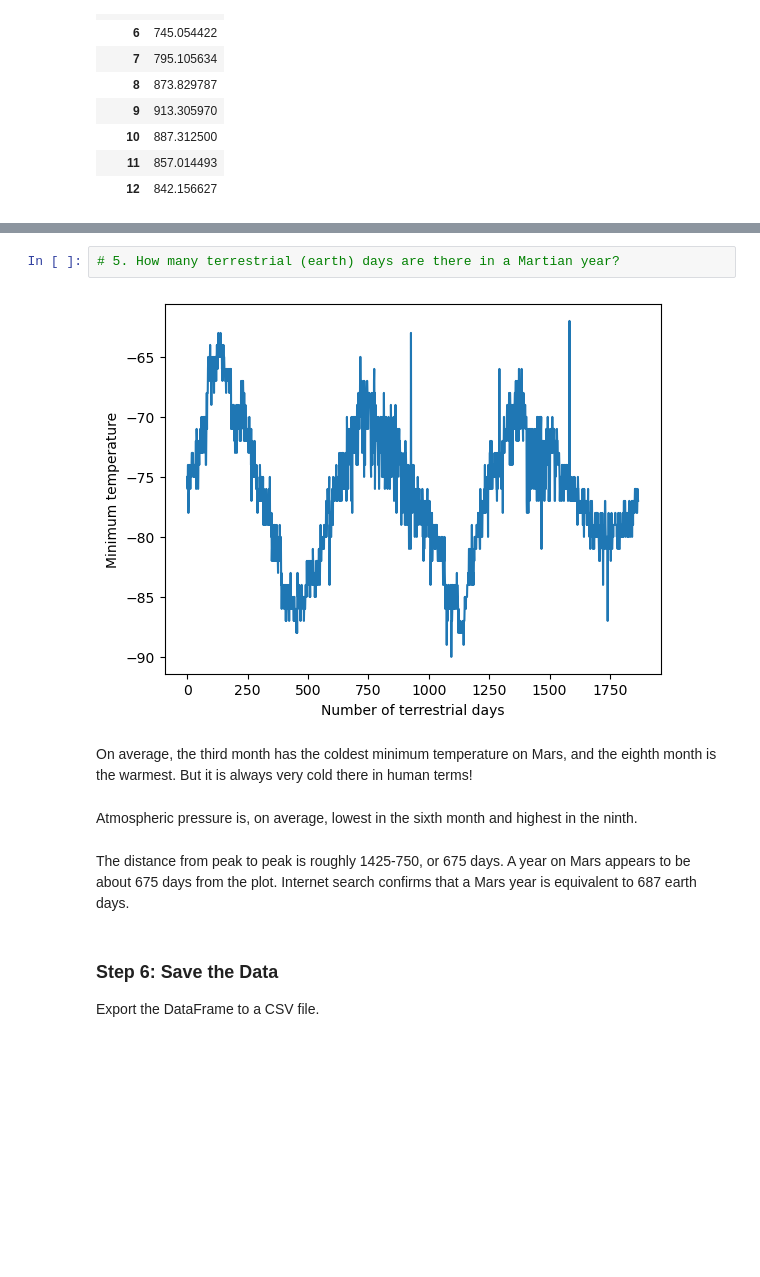
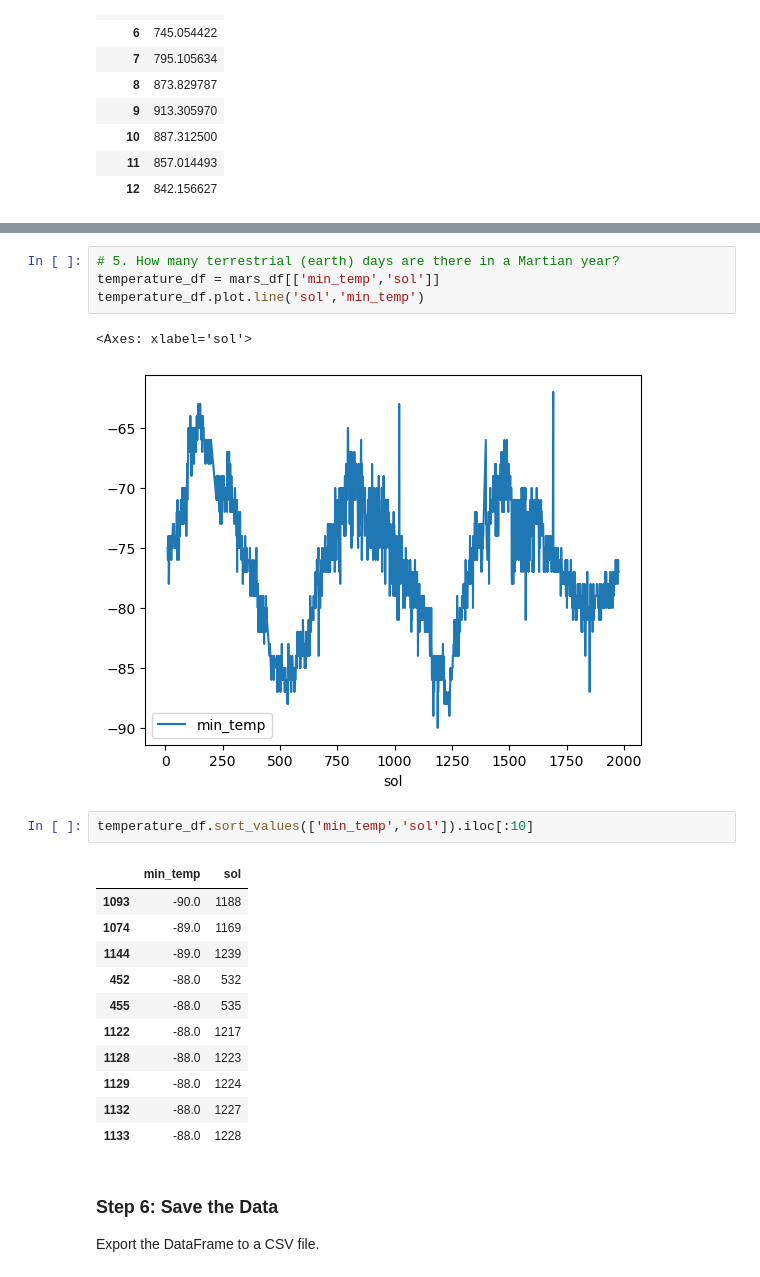
Before and after one commit to rfe123/umn_data_web_scraping_challenge, a Jupyter notebook: part_2_mars_weather.ipynb, the cells around one changed output, grey strips where cells are left out. Cells and saved outputs as stored; diff of their text form; blank space fills up the shorter version.

Commit message:
first pass part 2 - missing days in mars year

```diff
--- a/part_2_mars_weather.ipynb
+++ b/part_2_mars_weather.ipynb
@@ -208,13 +215,24 @@ plt.show()
 # %%
 # 5. How many terrestrial (earth) days are there in a Martian year?
+temperature_df = mars_df[['min_temp','sol']]
+temperature_df.plot.line('sol','min_temp')
 # %% [output]
+<Axes: xlabel='sol'>
-[figure, old version]
+[figure, new version]
-# %% [markdown]
-On average, the third month has the coldest minimum temperature on Mars, and the eighth month is the warmest. But it is always very cold there in human terms!
-# %% [markdown]
-Atmospheric pressure is, on average, lowest in the sixth month and highest in the ninth.
-# %% [markdown]
-The distance from peak to peak is roughly 1425-750, or 675 days. A year on Mars appears to be about 675 days from the plot. Internet search confirms that a Mars year is equivalent to 687 earth days.
+# %%
+temperature_df.sort_values(['min_temp','sol']).iloc[:10]
+# %% [output]
+|  | min_temp | sol |
+| 1093 | -90.0 | 1188 |
+| 1074 | -89.0 | 1169 |
+| 1144 | -89.0 | 1239 |
+| 452 | -88.0 | 532 |
+| 455 | -88.0 | 535 |
+| 1122 | -88.0 | 1217 |
+| 1128 | -88.0 | 1223 |
+| 1129 | -88.0 | 1224 |
+| 1132 | -88.0 | 1227 |
+| 1133 | -88.0 | 1228 |
 # %% [markdown]
 ### Step 6: Save the Data
 
```
Also changed, not shown: parts of 2 cells of this notebook, 1 other file.
